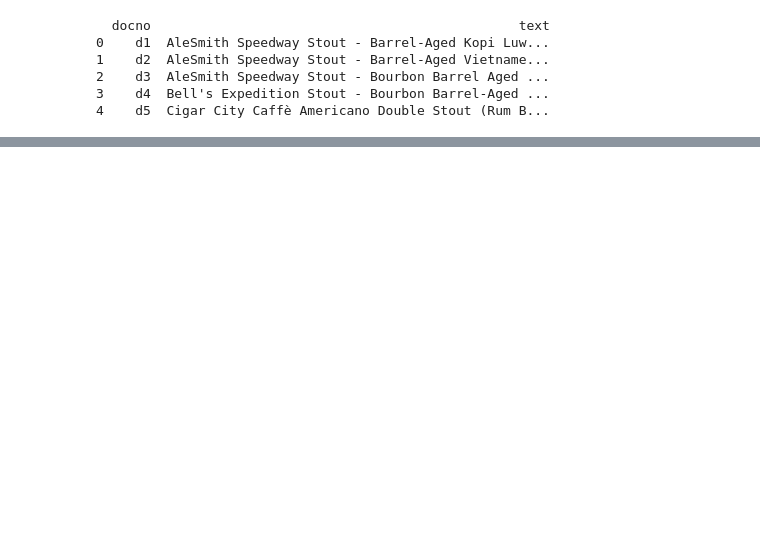
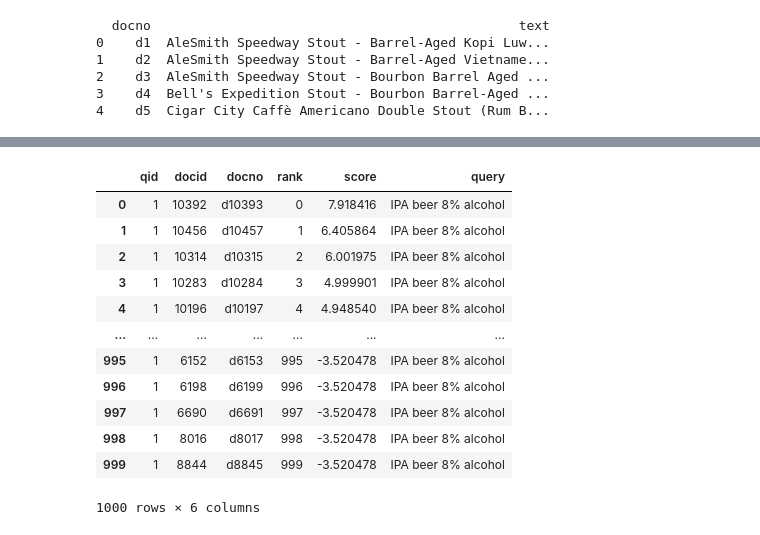
Before and after one commit to lucadibello/beer-search-engine, a Jupyter notebook: index.ipynb, the cells around one changed output, grey strips where cells are left out. Drawn from its saved outputs; the diff is of its cells as text; code cells hidden in the pictures; blank space fills up the shorter version.

```diff
--- a/index.ipynb
+++ b/index.ipynb
@@ -71,0 +167,17 @@ print(df.head())
+# %%
+br = pt.BatchRetrieve(index, wmodel="BM25")
+br.search("IPA beer 8% alcohol")
+# %% [output]
+|  | qid | docid | docno | rank | score | query |
+| 0 | 1 | 10392 | d10393 | 0 | 7.918416 | IPA beer 8% alcohol |
+| 1 | 1 | 10456 | d10457 | 1 | 6.405864 | IPA beer 8% alcohol |
+| 2 | 1 | 10314 | d10315 | 2 | 6.001975 | IPA beer 8% alcohol |
+| 3 | 1 | 10283 | d10284 | 3 | 4.999901 | IPA beer 8% alcohol |
+| 4 | 1 | 10196 | d10197 | 4 | 4.948540 | IPA beer 8% alcohol |
+| ... | ... | ... | ... | ... | ... | ... |
+| 995 | 1 | 6152 | d6153 | 995 | -3.520478 | IPA beer 8% alcohol |
+| 996 | 1 | 6198 | d6199 | 996 | -3.520478 | IPA beer 8% alcohol |
+| 997 | 1 | 6690 | d6691 | 997 | -3.520478 | IPA beer 8% alcohol |
+| 998 | 1 | 8016 | d8017 | 998 | -3.520478 | IPA beer 8% alcohol |
+| 999 | 1 | 8844 | d8845 | 999 | -3.520478 | IPA beer 8% alcohol |
+1000 rows × 6 columns
```
Also changed, not shown: parts of 16 cells of this notebook, 10 other files.
